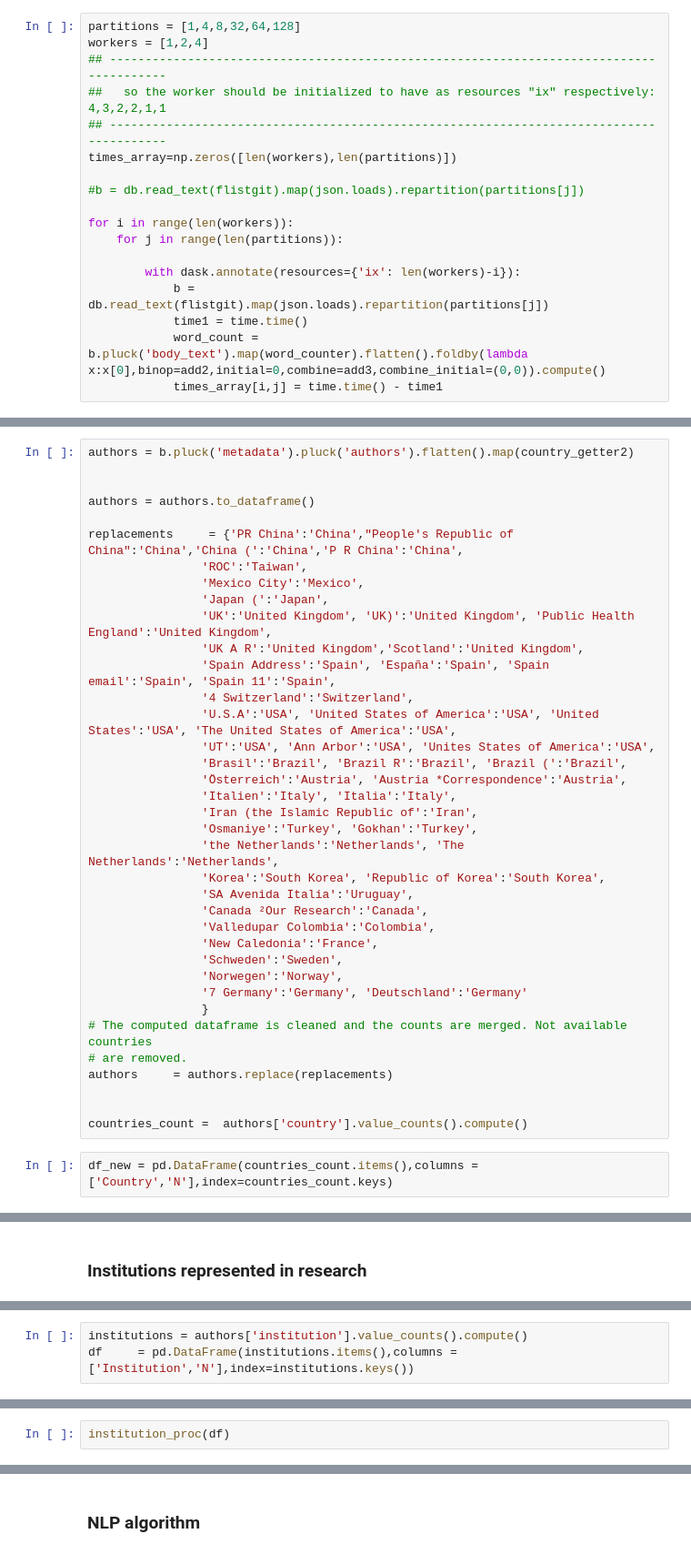
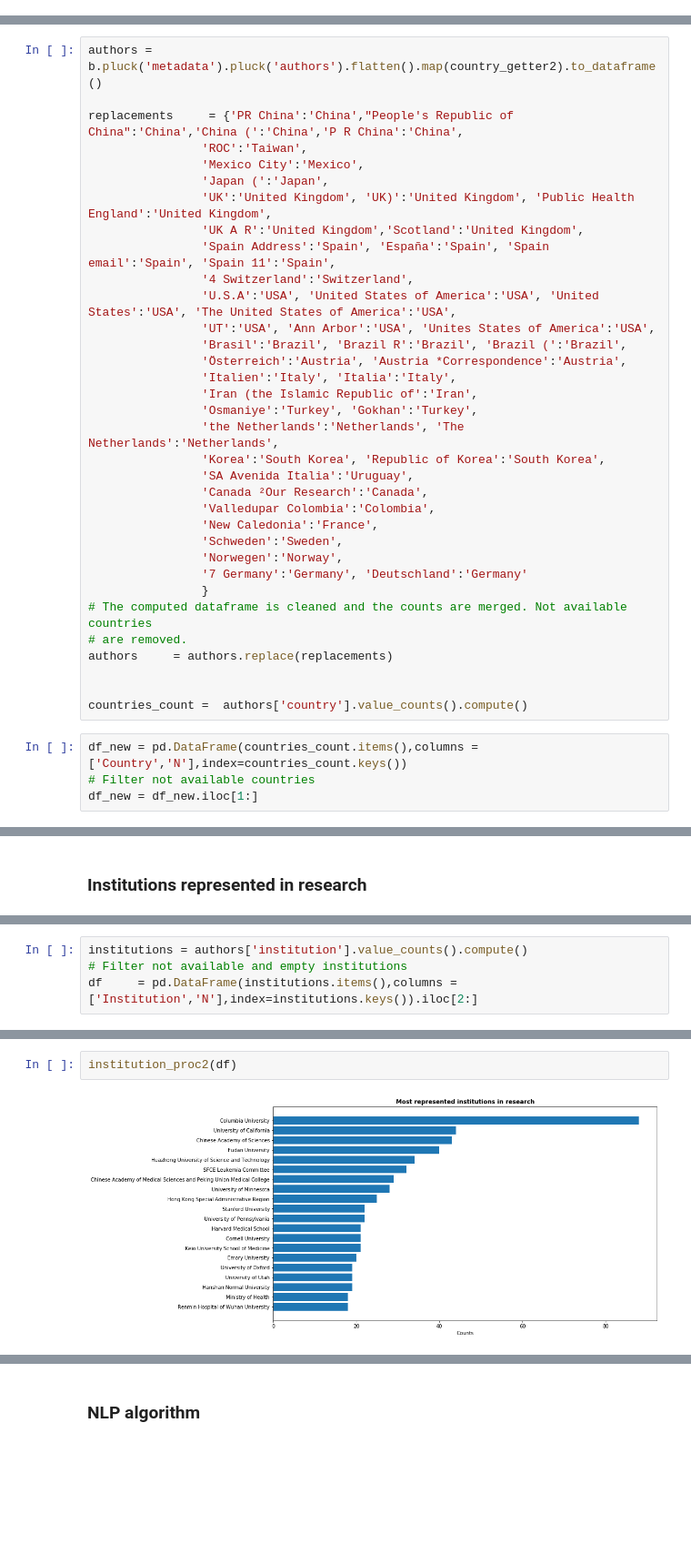
Before and after one commit to GhidoniR/Meta_Analysis_of_COVID_papers, a Jupyter notebook: COVID_project_notebook_deepnote.ipynb, the cells around one changed output, grey strips where cells are left out. Shown at 91% size. Cells and saved outputs as stored; diff of their text form; blank space fills up the shorter version.

```diff
--- a/COVID_project_notebook_deepnote.ipynb
+++ b/COVID_project_notebook_deepnote.ipynb
@@ -287,18 +269,0 @@ The results are shown in a seaborn heatmap.
-# %%
-partitions = [1,4,8,32,64,128]
-workers = [1,2,4]
-## ----------------------------------------------------------------------------------------
-##   so the worker should be initialized to have as resources "ix" respectively: 4,3,2,2,1,1
-## ----------------------------------------------------------------------------------------
-times_array=np.zeros([len(workers),len(partitions)])
-
-#b = db.read_text(flistgit).map(json.loads).repartition(partitions[j])
-
-for i in range(len(workers)):
-    for j in range(len(partitions)):
-
-        with dask.annotate(resources={'ix': len(workers)-i}):
-            b = db.read_text(flistgit).map(json.loads).repartition(partitions[j])
-            time1 = time.time()
-            word_count = b.pluck('body_text').map(word_counter).flatten().foldby(lambda x:x[0],binop=add2,initial=0,combine=add3,combine_initial=(0,0)).compute()
-            times_array[i,j] = time.time() - time1
@@ -392,10 +307,7 @@ def country_getter2(author):
 # %% [markdown]
 To try a different approach, the function now does not use a foldby.
 # %%
-authors = b.pluck('metadata').pluck('authors').flatten().map(country_getter2)
-
-
-authors = authors.to_dataframe()
+authors = b.pluck('metadata').pluck('authors').flatten().map(country_getter2).to_dataframe()
 
 replacements     = {'PR China':'China',"People's Republic of China":'China','China (':'China','P R China':'China',
                 'ROC':'Taiwan',
@@ -429,4 +341,6 @@ authors     = authors.replace(replacements)
 
 countries_count =  authors['country'].value_counts().compute()
 # %%
-df_new = pd.DataFrame(countries_count.items(),columns = ['Country','N'],index=countries_count.keys)
+df_new = pd.DataFrame(countries_count.items(),columns = ['Country','N'],index=countries_count.keys())
+# Filter not available countries
+df_new = df_new.iloc[1:]
@@ -636,4 +480,5 @@ def institution_proc2(df_new):
     print('The least represented institutions in research (a single citation) are', len(df_new[df_new['N']==1]), '.')
 # %%
 institutions = authors['institution'].value_counts().compute()
-df     = pd.DataFrame(institutions.items(),columns = ['Institution','N'],index=institutions.keys())
+# Filter not available and empty institutions
+df     = pd.DataFrame(institutions.items(),columns = ['Institution','N'],index=institutions.keys()).iloc[2:]
@@ -660,2 +485,4 @@ def institution_proc(df):
 # %%
-institution_proc(df)
+institution_proc2(df)
+# %% [output]
+[figure, added]
```
Also changed, not shown: parts of 54 cells of this notebook.
